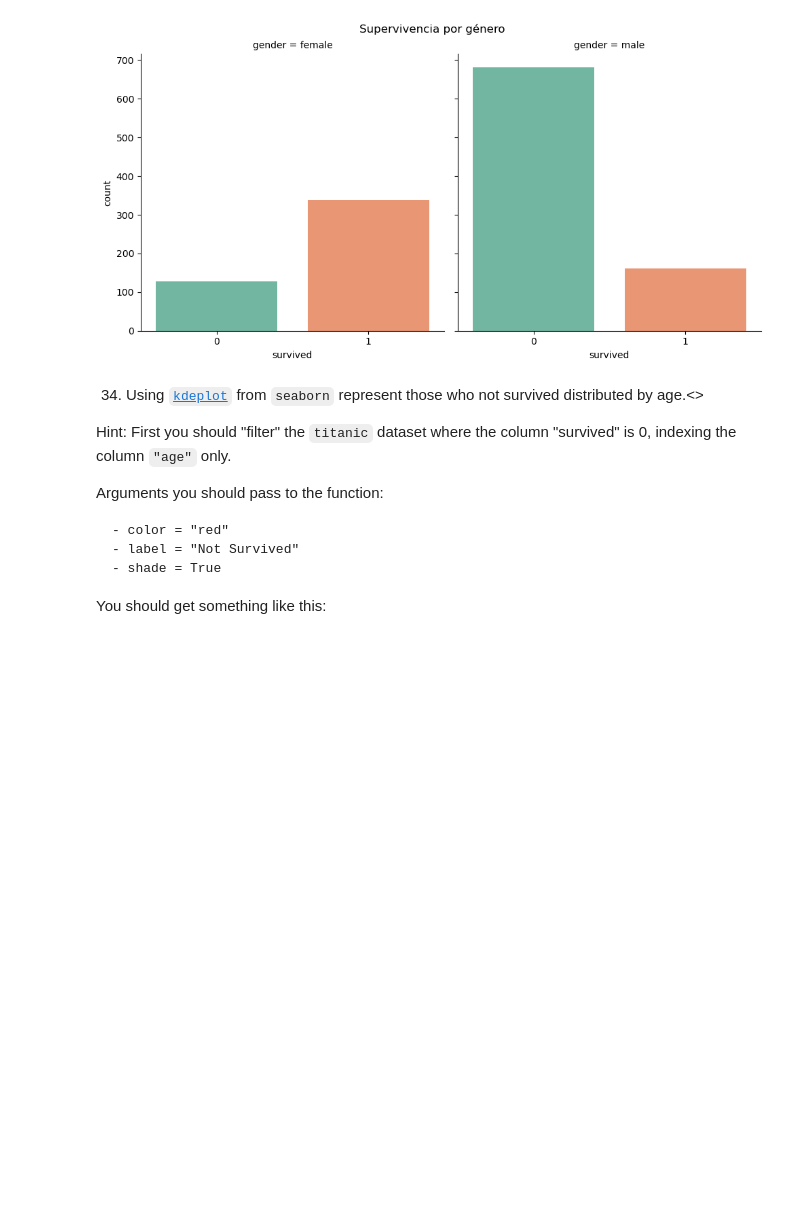
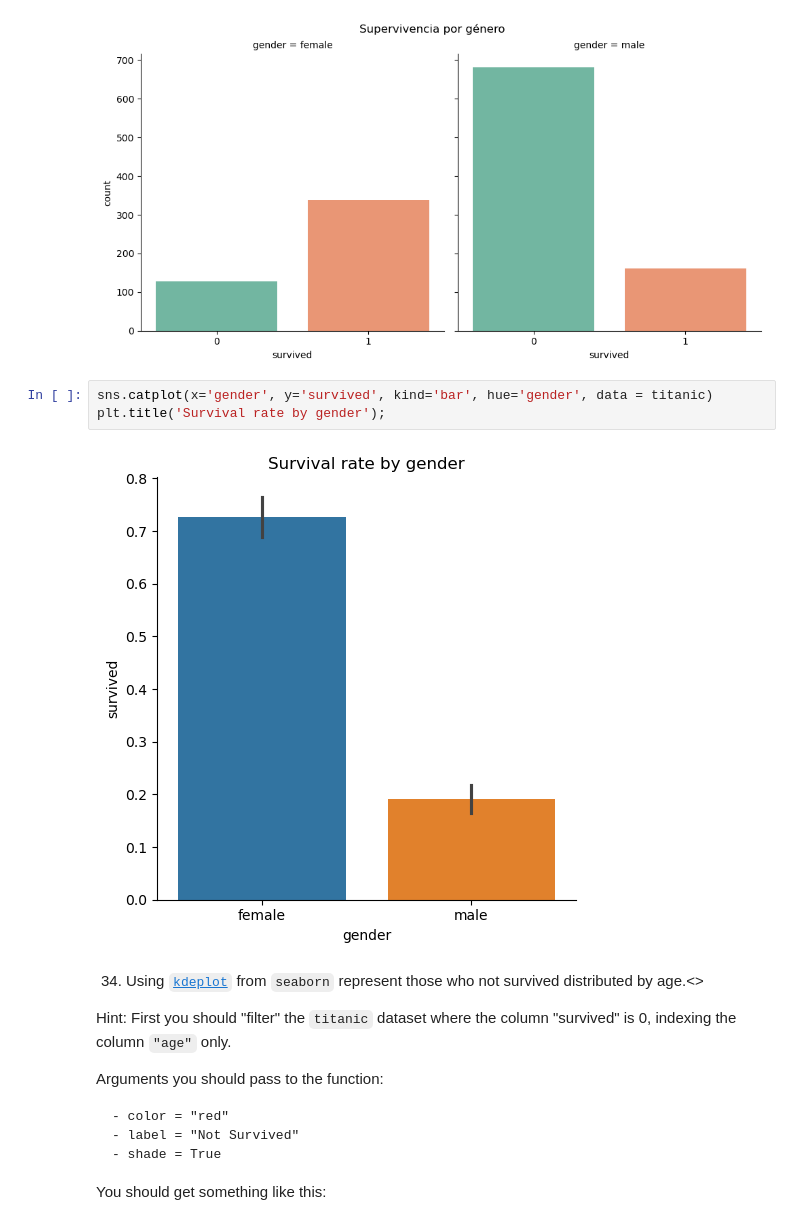
Before and after one commit to aolaso/2026-02-BILBAO-FT-Data-Science, a Jupyter notebook: 2-Data_Analysis/2-Pandas/Practica/7-Titanic/Titanic-exercise_Andoni.ipynb, the cells around one changed output. Saved outputs shown, nothing was run; the diff lists cells and outputs as text; blank space fills up the shorter version.

```diff
--- a/2-Data_Analysis/2-Pandas/Practica/7-Titanic/Titanic-exercise_Andoni.ipynb
+++ b/2-Data_Analysis/2-Pandas/Practica/7-Titanic/Titanic-exercise_Andoni.ipynb
@@ -854,6 +891,11 @@ Passing `palette` without assigning `hue` is deprecated and will be removed in v
 
   sns.catplot(
 [figure]
+# %%
+sns.catplot(x='gender', y='survived', kind='bar', hue='gender', data = titanic)
+plt.title('Survival rate by gender');
+# %% [output]
+[figure, added]
 # %% [markdown]
 34. Using [`kdeplot`]("https://seaborn.pydata.org/generated/seaborn.kdeplot.html") from `seaborn` represent those who not survived distributed by age.<>
 
```
Also changed, not shown: parts of 8 cells of this notebook, 14 other files.
